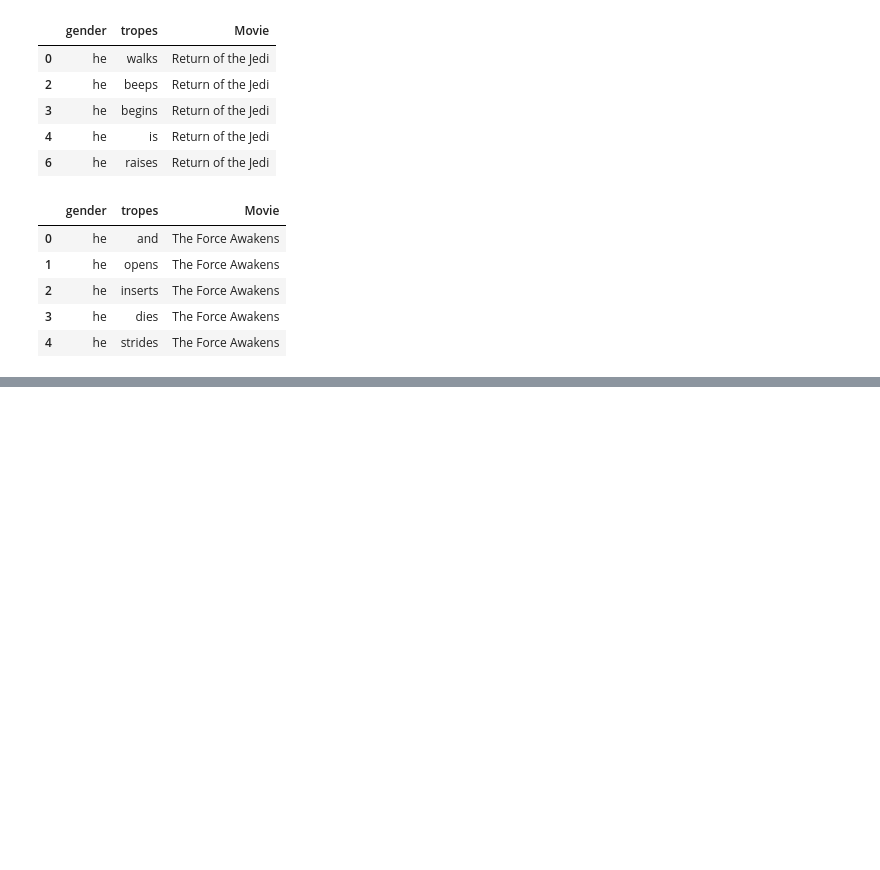
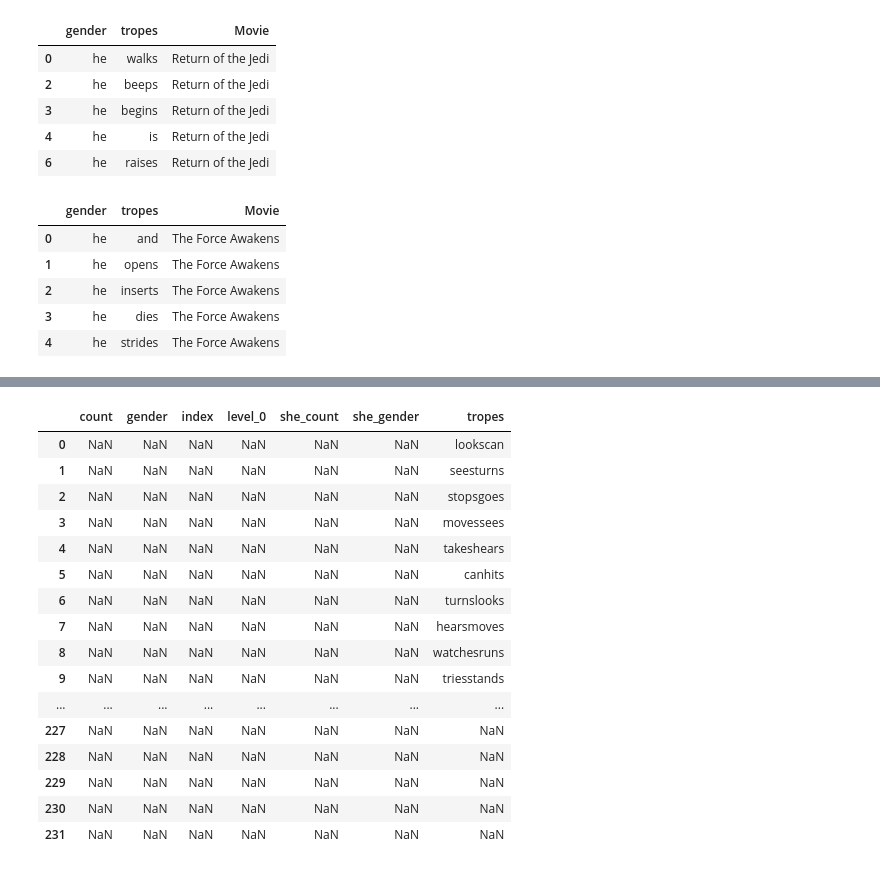
Before and after one commit to JulienAssouline/data-studios-projects, a Jupyter notebook: code/Star_Wars_project/Star Wars tropes.ipynb, the cells around one changed output, grey strips where cells are left out. Drawn from its saved outputs; the diff is of its cells as text; code cells hidden in the pictures; blank space fills up the shorter version.

```diff
--- a/code/Star_Wars_project/Star Wars tropes.ipynb
+++ b/code/Star_Wars_project/Star Wars tropes.ipynb
@@ -1055,0 +1129,2 @@ Star_Wars_tropes_stop_words.groupby("gender")["tropes"].value_counts().reset_ind
+# %%
+Star_Wars_tropes_count_she = Star_Wars_tropes_count_she.sort_values(by = "tropes")
@@ -1055,0 +1160,6 @@ Star_Wars_tropes_stop_words.groupby("gender")["tropes"].value_counts().reset_ind
+# %%
+Star_Wars_tropes_count_he = Star_Wars_tropes_count_he.reset_index()
+# %%
+Star_Wars_tropes_count_he = Star_Wars_tropes_count_he.sort_values(by = "tropes")
+# %%
+Star_Wars_tropes_count_she.columns = ["level_0", "she_gender", "tropes", "she_count"]
@@ -1055,0 +1186,20 @@ Star_Wars_tropes_stop_words.groupby("gender")["tropes"].value_counts().reset_ind
+# %%
+Star_Wars_tropes_count_he + Star_Wars_tropes_count_she
+# %% [output]
+|  | count | gender | index | level_0 | she_count | she_gender | tropes |
+| 0 | NaN | NaN | NaN | NaN | NaN | NaN | lookscan |
+| 1 | NaN | NaN | NaN | NaN | NaN | NaN | seesturns |
+| 2 | NaN | NaN | NaN | NaN | NaN | NaN | stopsgoes |
+| 3 | NaN | NaN | NaN | NaN | NaN | NaN | movessees |
+| 4 | NaN | NaN | NaN | NaN | NaN | NaN | takeshears |
+| 5 | NaN | NaN | NaN | NaN | NaN | NaN | canhits |
+| 6 | NaN | NaN | NaN | NaN | NaN | NaN | turnslooks |
+| 7 | NaN | NaN | NaN | NaN | NaN | NaN | hearsmoves |
+| 8 | NaN | NaN | NaN | NaN | NaN | NaN | watchesruns |
+| 9 | NaN | NaN | NaN | NaN | NaN | NaN | triesstands |
+| ... | ... | ... | ... | ... | ... | ... | ... |
+| 227 | NaN | NaN | NaN | NaN | NaN | NaN | NaN |
+| 228 | NaN | NaN | NaN | NaN | NaN | NaN | NaN |
+| 229 | NaN | NaN | NaN | NaN | NaN | NaN | NaN |
+| 230 | NaN | NaN | NaN | NaN | NaN | NaN | NaN |
+| 231 | NaN | NaN | NaN | NaN | NaN | NaN | NaN |
```
Also changed, not shown: parts of 47 cells of this notebook, 14 other files.
